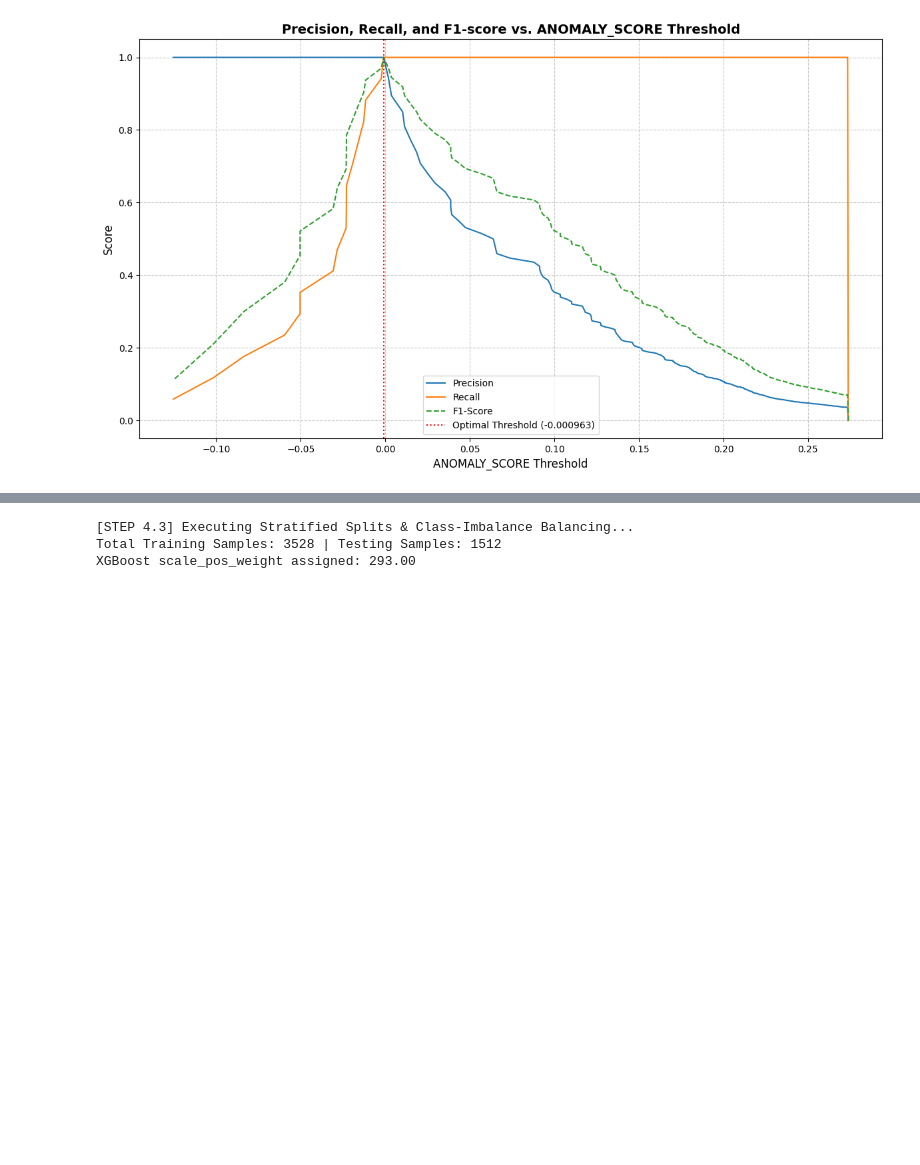
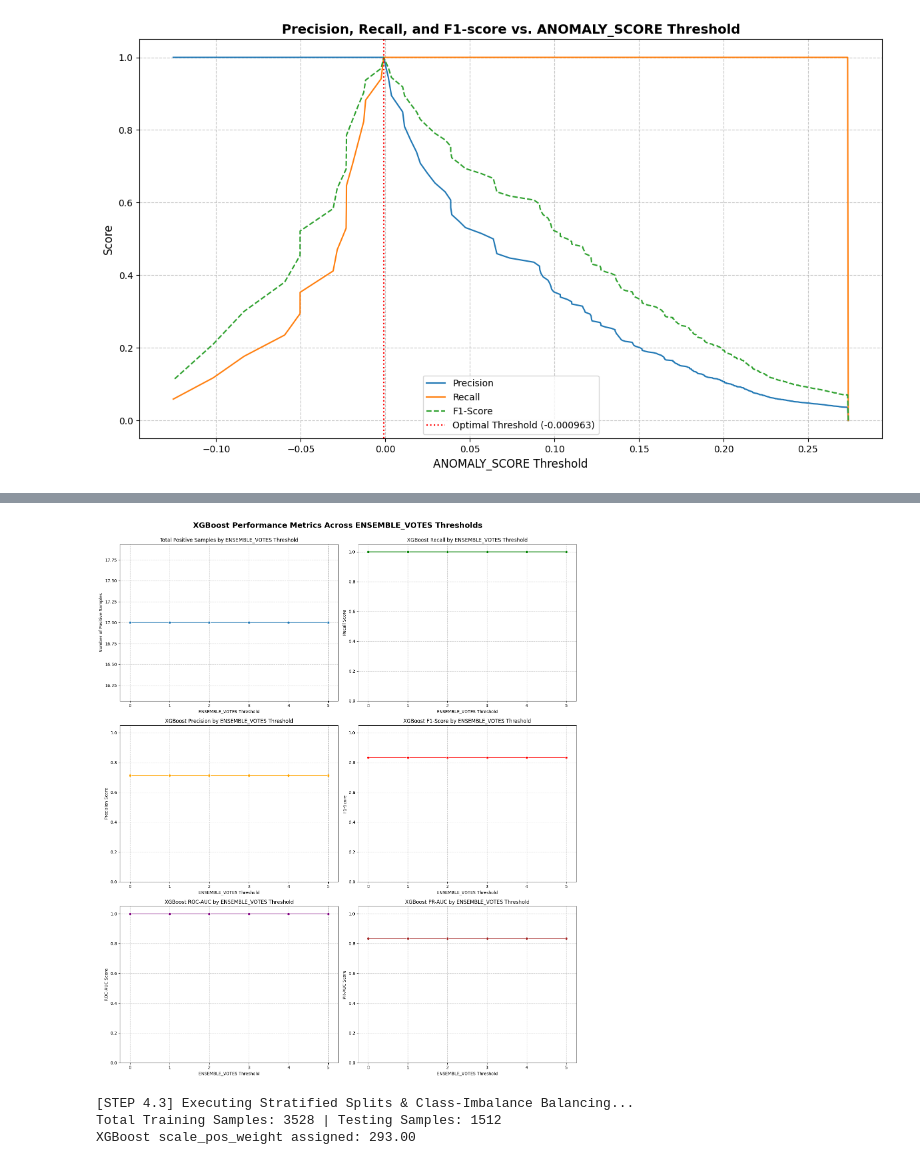
Before and after one commit to RobertDS-45/Money_Remmitence_analysis, a Jupyter notebook: Bot_Money_remmitence_analysis.ipynb, the cells around one changed output, grey strips where cells are left out. Drawn from its saved outputs; the diff is of its cells as text; code cells hidden in the pictures; blank space fills up the shorter version.

```diff
--- a/Bot_Money_remmitence_analysis.ipynb
+++ b/Bot_Money_remmitence_analysis.ipynb
@@ -926,3 +1119,60 @@ Optimal ANOMALY_SCORE Threshold (max F1-score): -0.000963
+# %%
+import matplotlib.pyplot as plt
+import seaborn as sns
+
+# Ensure performance_df is available. If the cell defining it was run immediately before, it should be in scope.
+# If this cell is run independently, you might need to re-execute the previous cell or explicitly pass performance_df.
+# For this context, assuming performance_df is from the previous successful execution.
+
+fig, axes = plt.subplots(3, 2, figsize=(16, 18))
+axes = axes.flatten()
+
+# Plot 1: Positive Samples vs. Threshold
+sns.lineplot(ax=axes[0], x='ENSEMBLE_VOTES Threshold', y='Positive Samples', data=performance_df, marker='o')
+axes[0].set_title('Total Positive Samples by ENSEMBLE_VOTES Threshold')
+axes[0].set_ylabel('Number of Positive Samples')
+axes[0].grid(True, linestyle='--', alpha=0.7)
+
+# Plot 2: Recall vs. Threshold
+sns.lineplot(ax=axes[1], x='ENSEMBLE_VOTES Threshold', y='Recall', data=performance_df, marker='o', color='green')
+axes[1].set_title('XGBoost Recall by ENSEMBLE_VOTES Threshold')
+axes[1].set_ylabel('Recall Score')
+axes[1].grid(True, linestyle='--', alpha=0.7)
+axes[1].set_ylim(0, 1.05)
+
+# Plot 3: Precision vs. Threshold
+sns.lineplot(ax=axes[2], x='ENSEMBLE_VOTES Threshold', y='Precision', data=performance_df, marker='o', color='orange')
+axes[2].set_title('XGBoost Precision by ENSEMBLE_VOTES Threshold')
+axes[2].set_ylabel('Precision Score')
+axes[2].grid(True, linestyle='--', alpha=0.7)
+axes[2].set_ylim(0, 1.05)
+
+# Plot 4: F1-Score vs. Threshold
+sns.lineplot(ax=axes[3], x='ENSEMBLE_VOTES Threshold', y='F1-Score', data=performance_df, marker='o', color='red')
+axes[3].set_title('XGBoost F1-Score by ENSEMBLE_VOTES Threshold')
+axes[3].set_ylabel('F1-Score')
+axes[3].grid(True, linestyle='--', alpha=0.7)
+axes[3].set_ylim(0, 1.05)
+
+# Plot 5: ROC-AUC vs. Threshold
+sns.lineplot(ax=axes[4], x='ENSEMBLE_VOTES Threshold', y='ROC-AUC', data=performance_df, marker='o', color='purple')
+axes[4].set_title('XGBoost ROC-AUC by ENSEMBLE_VOTES Threshold')
+axes[4].set_ylabel('ROC-AUC Score')
+axes[4].grid(True, linestyle='--', alpha=0.7)
+axes[4].set_ylim(0, 1.05)
+
+# Plot 6: PR-AUC vs. Threshold
+sns.lineplot(ax=axes[5], x='ENSEMBLE_VOTES Threshold', y='PR-AUC', data=performance_df, marker='o', color='brown')
+axes[5].set_title('XGBoost PR-AUC by ENSEMBLE_VOTES Threshold')
+axes[5].set_ylabel('PR-AUC Score')
+axes[5].grid(True, linestyle='--', alpha=0.7)
+axes[5].set_ylim(0, 1.05)
+
+plt.tight_layout()
+plt.suptitle('XGBoost Performance Metrics Across ENSEMBLE_VOTES Thresholds', y=1.02, fontsize=18, fontweight='bold')
+plt.show()
+# %% [output]
+[figure, added]
 # %%
 from sklearn.model_selection import train_test_split
 from sklearn.metrics import classification_report, confusion_matrix, roc_auc_score, precision_recall_curve, auc, precision_score, recall_score, f1_score
```
Also changed, not shown: parts of 4 cells of this notebook.
